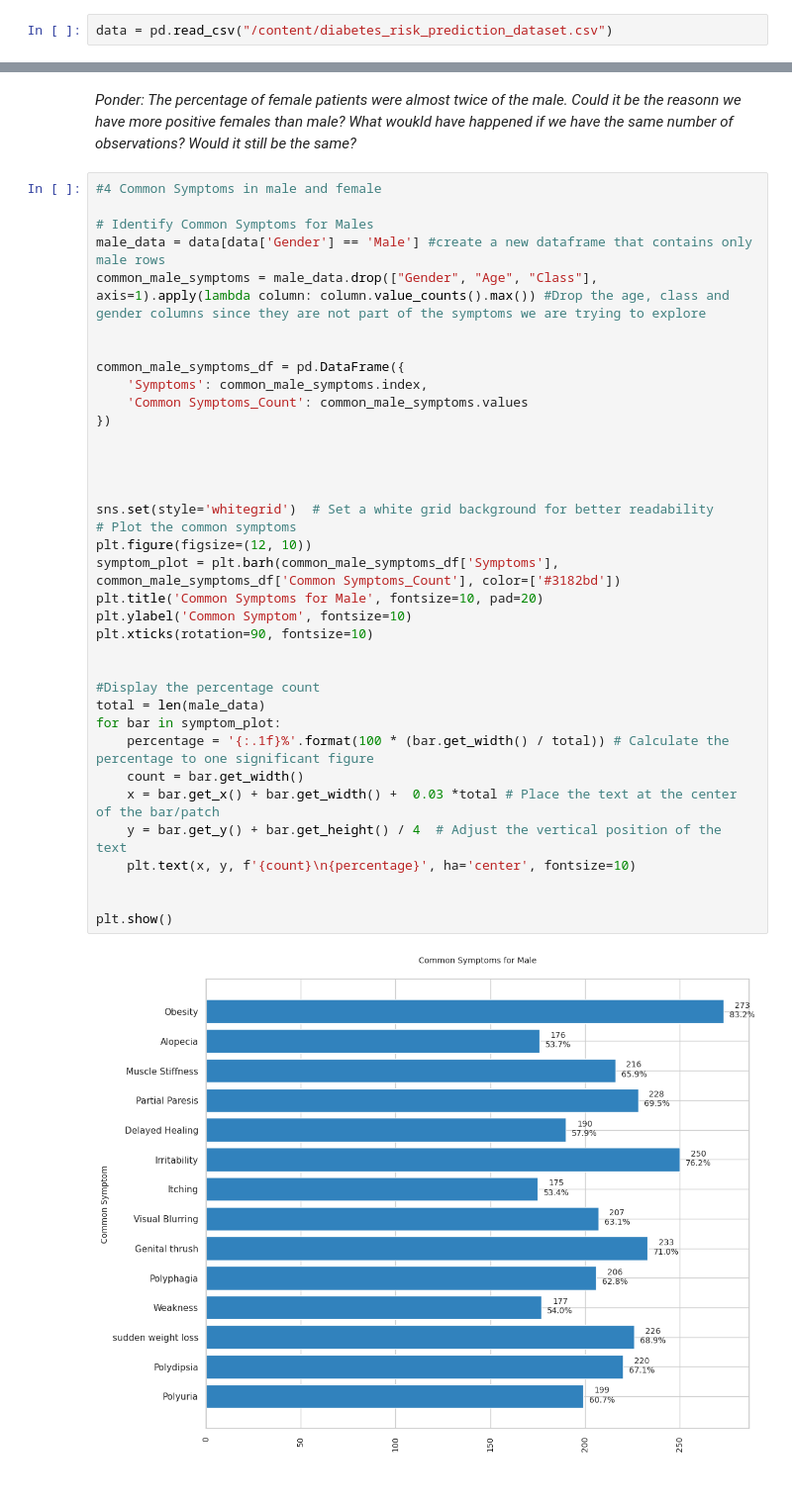
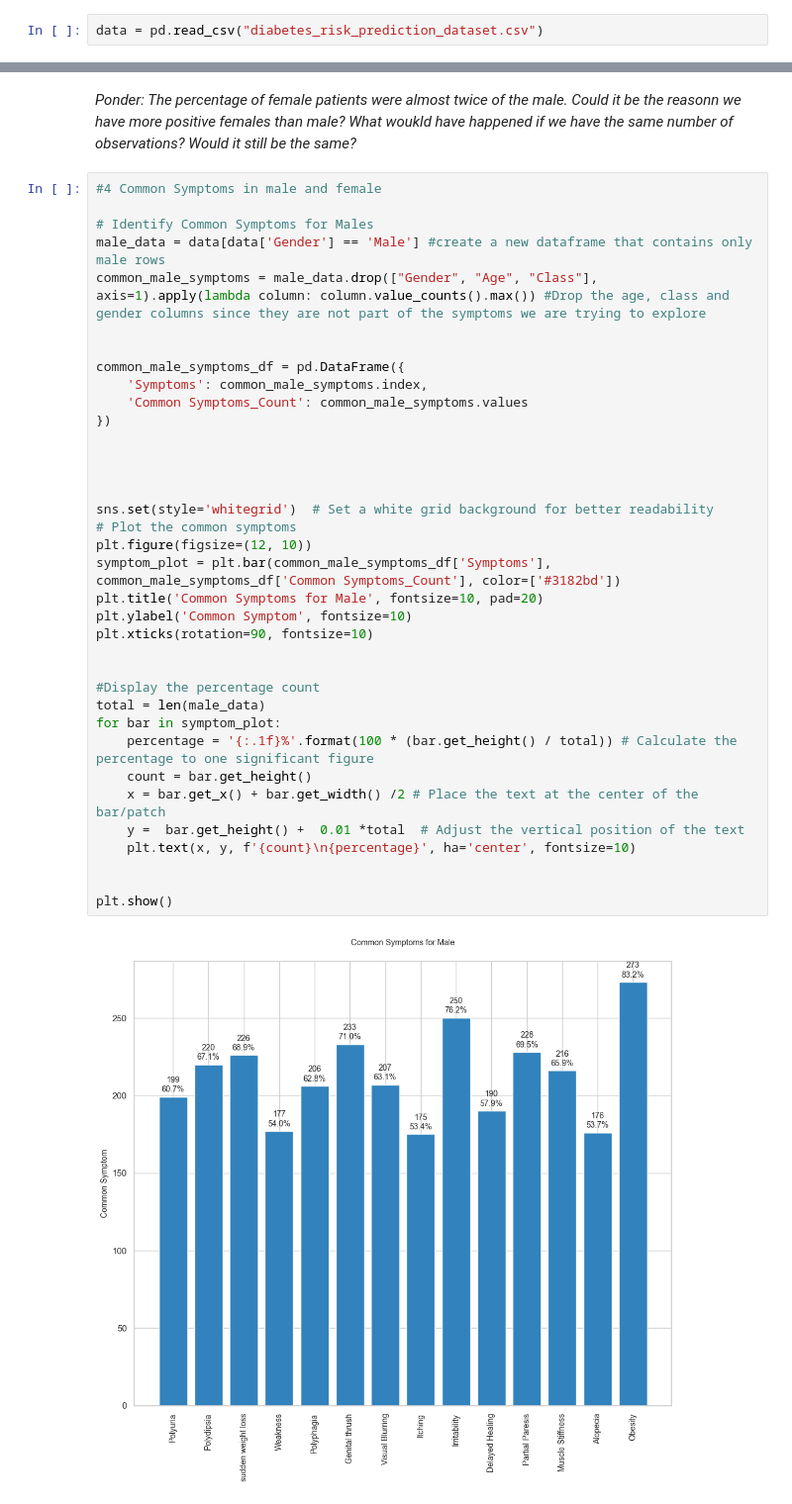
Before and after one commit to ifuu16/diabetes_early_detection, a Jupyter notebook: Early_Diabetes_Detection.ipynb, the cells around one changed output, grey strips where cells are left out. Shown at 99% size. Cells and saved outputs as stored; diff of their text form.

Commit message:
Little changes in the type of chart used for visualization

```diff
--- a/Early_Diabetes_Detection.ipynb
+++ b/Early_Diabetes_Detection.ipynb
@@ -17,7 +31,7 @@ import seaborn as sns
 import warnings
 warnings.filterwarnings('ignore')
 # %%
-data = pd.read_csv("/content/diabetes_risk_prediction_dataset.csv")
+data = pd.read_csv("diabetes_risk_prediction_dataset.csv")
 # %%
 #Get a glance of the data
 data.head()
@@ -159,39 +173,39 @@ Total        192   328    520
 
 # Identify Common Symptoms for Males
 male_data = data[data['Gender'] == 'Male'] #create a new dataframe that contains only male rows
 common_male_symptoms = male_data.drop(["Gender", "Age", "Class"], axis=1).apply(lambda column: column.value_counts().max()) #Drop the age, class and gender columns since they are not part of the symptoms we are trying to explore
 
 
 common_male_symptoms_df = pd.DataFrame({
     'Symptoms': common_male_symptoms.index,
     'Common Symptoms_Count': common_male_symptoms.values
 })
 
 
 
 
 sns.set(style='whitegrid')  # Set a white grid background for better readability
 # Plot the common symptoms
 plt.figure(figsize=(12, 10))
-symptom_plot = plt.barh(common_male_symptoms_df['Symptoms'], common_male_symptoms_df['Common Symptoms_Count'], color=['#3182bd'])
+symptom_plot = plt.bar(common_male_symptoms_df['Symptoms'], common_male_symptoms_df['Common Symptoms_Count'], color=['#3182bd'])
 plt.title('Common Symptoms for Male', fontsize=10, pad=20)
 plt.ylabel('Common Symptom', fontsize=10)
 plt.xticks(rotation=90, fontsize=10)
 
 
 #Display the percentage count
 total = len(male_data)
 for bar in symptom_plot:
-    percentage = '{:.1f}%'.format(100 * (bar.get_width() / total)) # Calculate the percentage to one significant figure
-    count = bar.get_width()
-    x = bar.get_x() + bar.get_width() +  0.03 *total # Place the text at the center of the bar/patch
-    y = bar.get_y() + bar.get_height() / 4  # Adjust the vertical position of the text
+    percentage = '{:.1f}%'.format(100 * (bar.get_height() / total)) # Calculate the percentage to one significant figure
+    count = bar.get_height()
+    x = bar.get_x() + bar.get_width() /2 # Place the text at the center of the bar/patch
+    y =  bar.get_height() +  0.01 *total  # Adjust the vertical position of the text
     plt.text(x, y, f'{count}\n{percentage}', ha='center', fontsize=10)
 
 
 plt.show()
 # %% [output]
-[figure, old version]
+[figure, new version]
 # %%
 #Percentage of Symptoms in female
 
```
Also changed, not shown: parts of 7 cells of this notebook.
